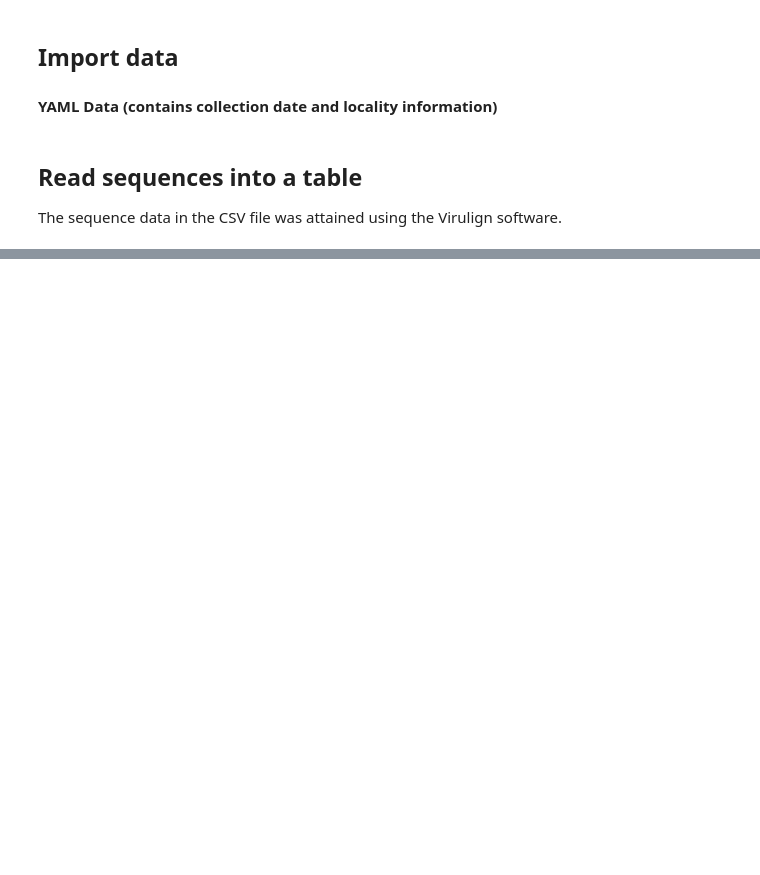
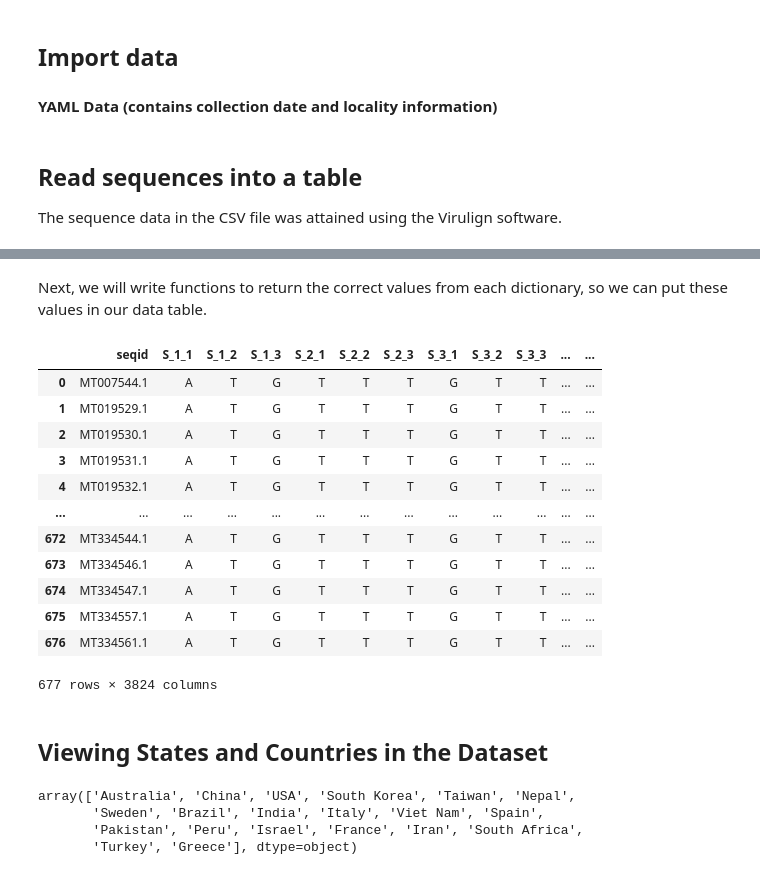
Before and after one commit to anderson-github-classroom/csc-448-project, a Jupyter notebook: students/enewcome/Project3.ipynb, the cells around one changed output, grey strips where cells are left out. Saved outputs shown, nothing was run; the diff lists cells and outputs as text; code cells hidden in the pictures; blank space fills up the shorter version.

```diff
--- a/students/enewcome/Project3.ipynb
+++ b/students/enewcome/Project3.ipynb
@@ -29,0 +60,67 @@ position_table = pd.read_csv('../../data/position_table.csv') # or put in the pa
+# %%
+position_table['id'] = position_table['seqid'].str.slice(stop=-2)
+
+acc = accession_data['genbank-sequences']
+countries = {}
+states = {}
+dates = {}
+for entry in acc:
+    state = None
+    curId = entry['accession']
+    country = entry['country']
+    if country != None and ':' in country:
+        colon_index = country.index(':')
+        state = country[colon_index+2:]
+        country = country[:colon_index]
+    date = entry['collection-date']
+    countries[curId] = country
+    states[curId] = state or None
+    dates[curId] = date
+# %% [markdown]
+Next, we will write functions to return the correct values from each dictionary, so we can put these values in our data table.
+# %%
+def get_country(id):
+    if id in countries.keys():
+        return countries[id]
+    else:
+        return None
+
+def get_state(id):
+    if id in states.keys():
+        return states[id]
+    else:
+        return None
+
+def get_date(id):
+    if id in dates.keys():
+        return dates[id]
+    else:
+        return None
+
+position_table['country'] = position_table['id'].apply(get_country)
+position_table['state'] = position_table['id'].apply(get_state)
+position_table['date'] = position_table['id'].apply(get_date)
+position_table
+# %% [output]
+|  | seqid | S_1_1 | S_1_2 | S_1_3 | S_2_1 | S_2_2 | S_2_3 | S_3_1 | S_3_2 | S_3_3 | ... | ... |
+| 0 | MT007544.1 | A | T | G | T | T | T | G | T | T | ... | ... |
+| 1 | MT019529.1 | A | T | G | T | T | T | G | T | T | ... | ... |
+| 2 | MT019530.1 | A | T | G | T | T | T | G | T | T | ... | ... |
+| 3 | MT019531.1 | A | T | G | T | T | T | G | T | T | ... | ... |
+| 4 | MT019532.1 | A | T | G | T | T | T | G | T | T | ... | ... |
+| ... | ... | ... | ... | ... | ... | ... | ... | ... | ... | ... | ... | ... |
+| 672 | MT334544.1 | A | T | G | T | T | T | G | T | T | ... | ... |
+| 673 | MT334546.1 | A | T | G | T | T | T | G | T | T | ... | ... |
+| 674 | MT334547.1 | A | T | G | T | T | T | G | T | T | ... | ... |
+| 675 | MT334557.1 | A | T | G | T | T | T | G | T | T | ... | ... |
+| 676 | MT334561.1 | A | T | G | T | T | T | G | T | T | ... | ... |
+677 rows × 3824 columns
+# %% [markdown]
+## Viewing States and Countries in the Dataset
+# %%
+position_table["country"].unique()
+# %% [output]
+array(['Australia', 'China', 'USA', 'South Korea', 'Taiwan', 'Nepal',
+       'Sweden', 'Brazil', 'India', 'Italy', 'Viet Nam', 'Spain',
+       'Pakistan', 'Peru', 'Israel', 'France', 'Iran', 'South Africa',
+       'Turkey', 'Greece'], dtype=object)
```
Also changed, not shown: parts of 27 cells of this notebook, 4 other files.
